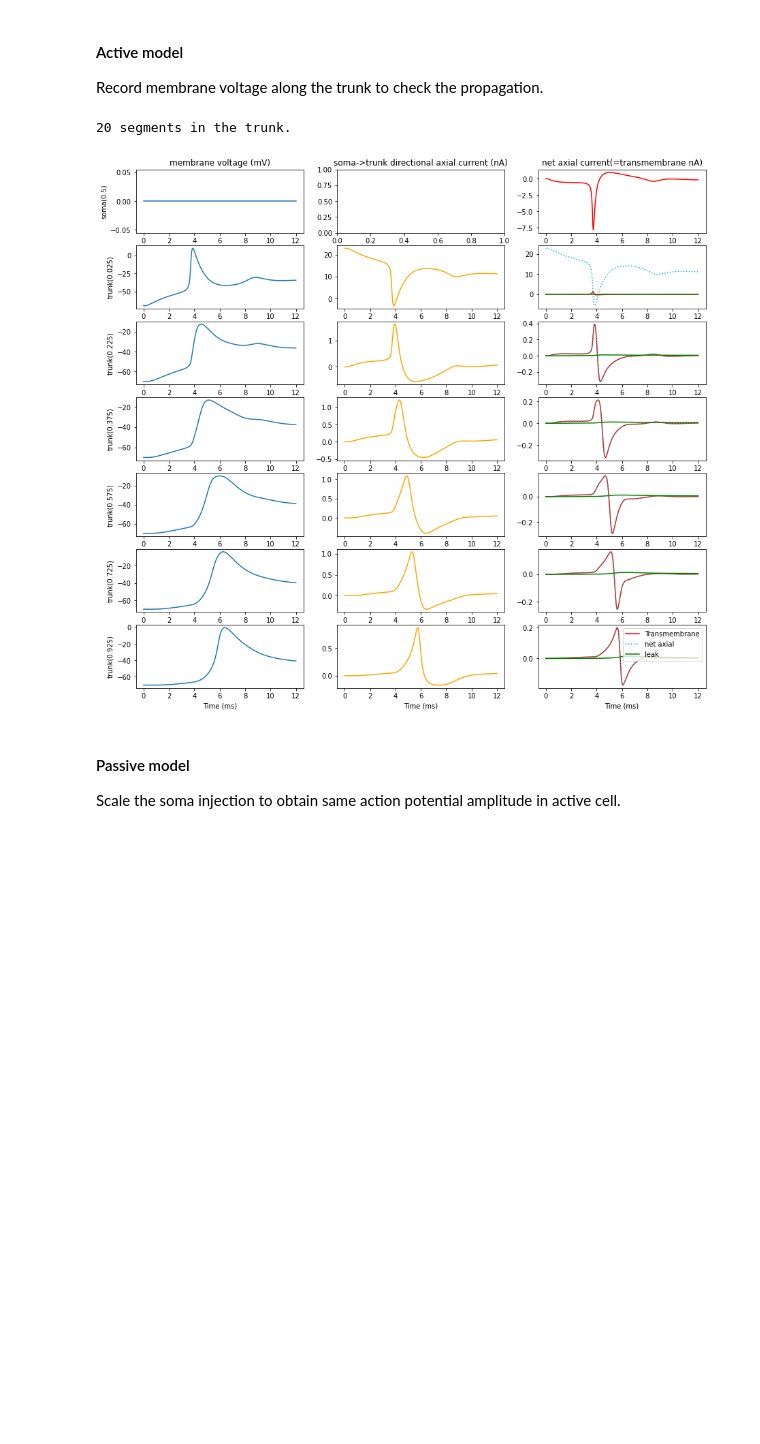
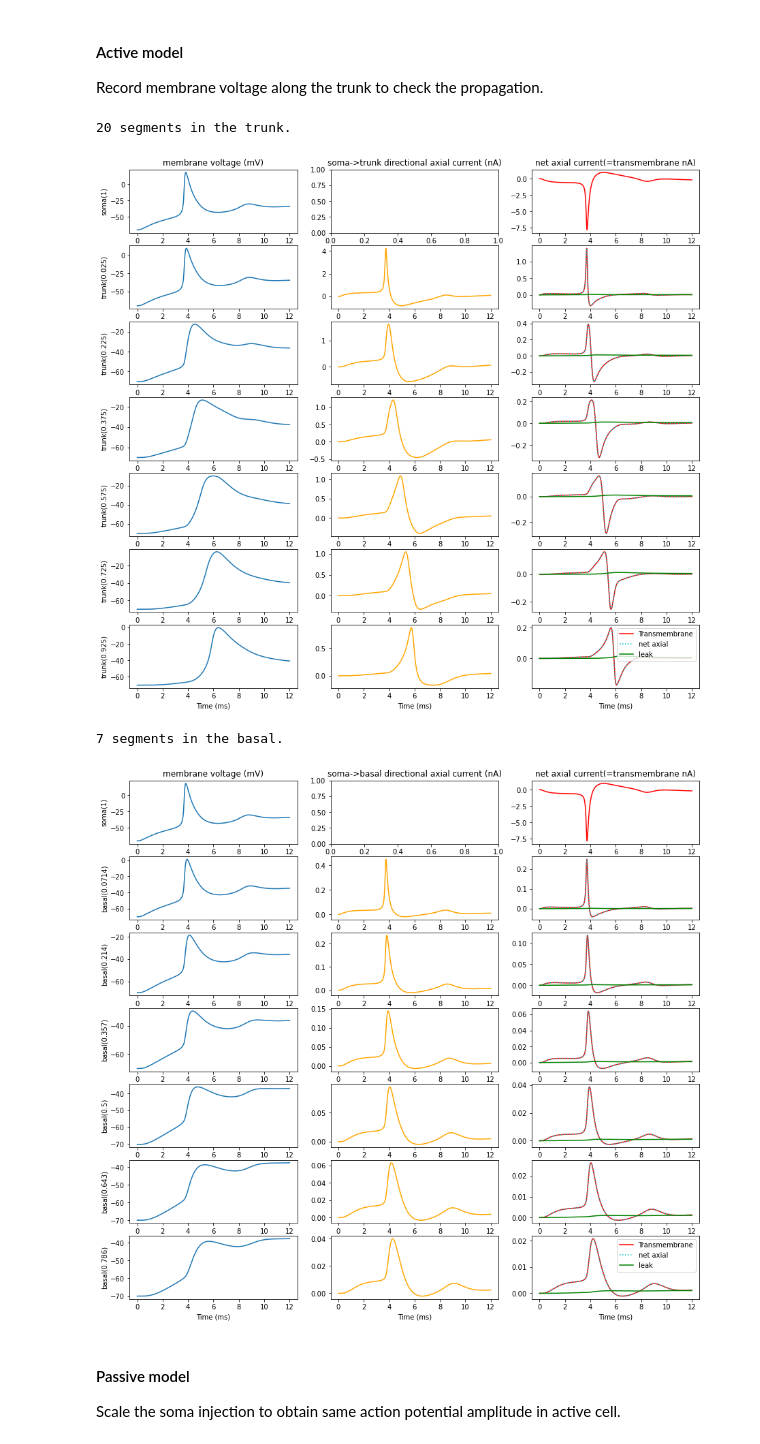
Before and after one commit to chenziao/Stylized-Cell-Inference, a Jupyter notebook: active_cell_sim_lfp_membrane_voltage.ipynb, the cells around one changed output. Saved outputs shown, nothing was run; the diff lists cells and outputs as text; code cells hidden in the pictures; blank space fills up the shorter version.

```diff
--- a/active_cell_sim_lfp_membrane_voltage.ipynb
+++ b/active_cell_sim_lfp_membrane_voltage.ipynb
@@ -119,11 +124,14 @@ Record membrane voltage along the trunk to check the propagation.
 # %%
 active_sim = sim_builder(CellTypes.ACTIVE)
 
 window = [0,12]
-active_lfp, active_t, fig, axs = plot_along_trunk(sim=active_sim,window=window,nseg=6,figsize=(15,2))
+active_lfp, active_t, fig, axs = plot_along_dend(sim=active_sim,window=window,nseg=6,dend='trunk',figsize=(15,2))
+active_lfp, active_t, fig, axs = plot_along_dend(sim=active_sim,window=window,nseg=6,dend='basal',figsize=(15,2))
 # %% [output]
 20 segments in the trunk.
-[figure, old version]
+[figure, new version]
+7 segments in the basal.
+[figure, added]
 # %% [markdown]
 #### Passive model
 Scale the soma injection to obtain same action potential amplitude in active cell.
```
Also changed, not shown: parts of 3 cells of this notebook.
